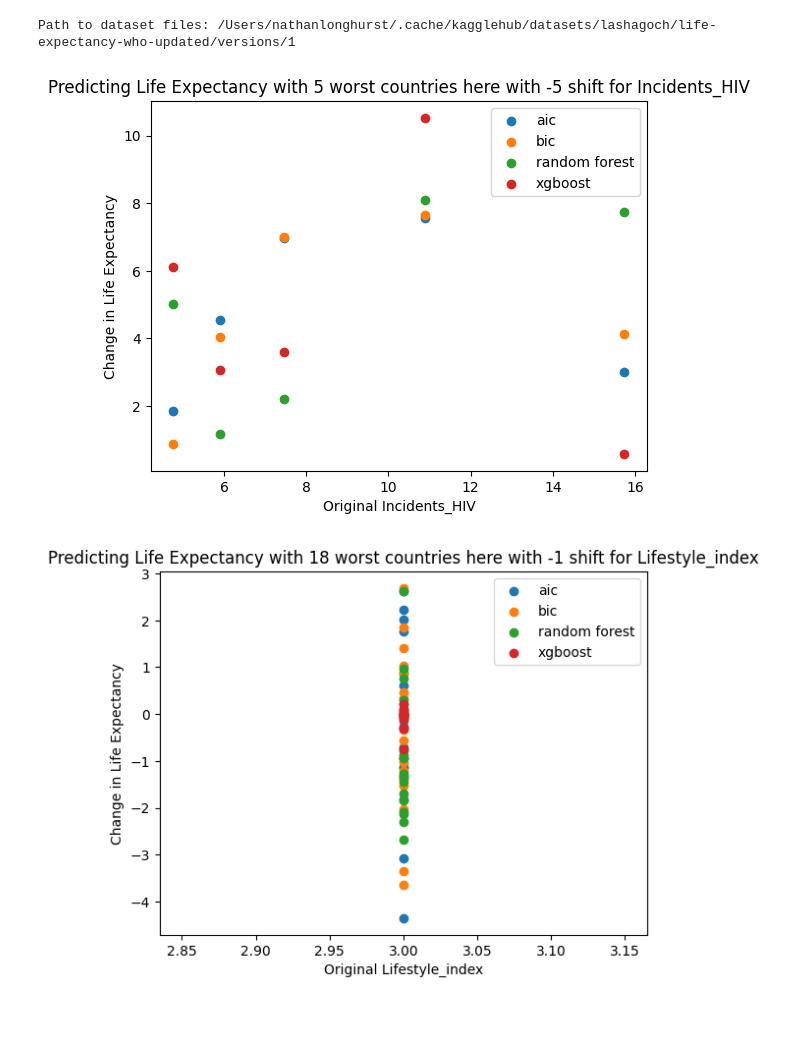
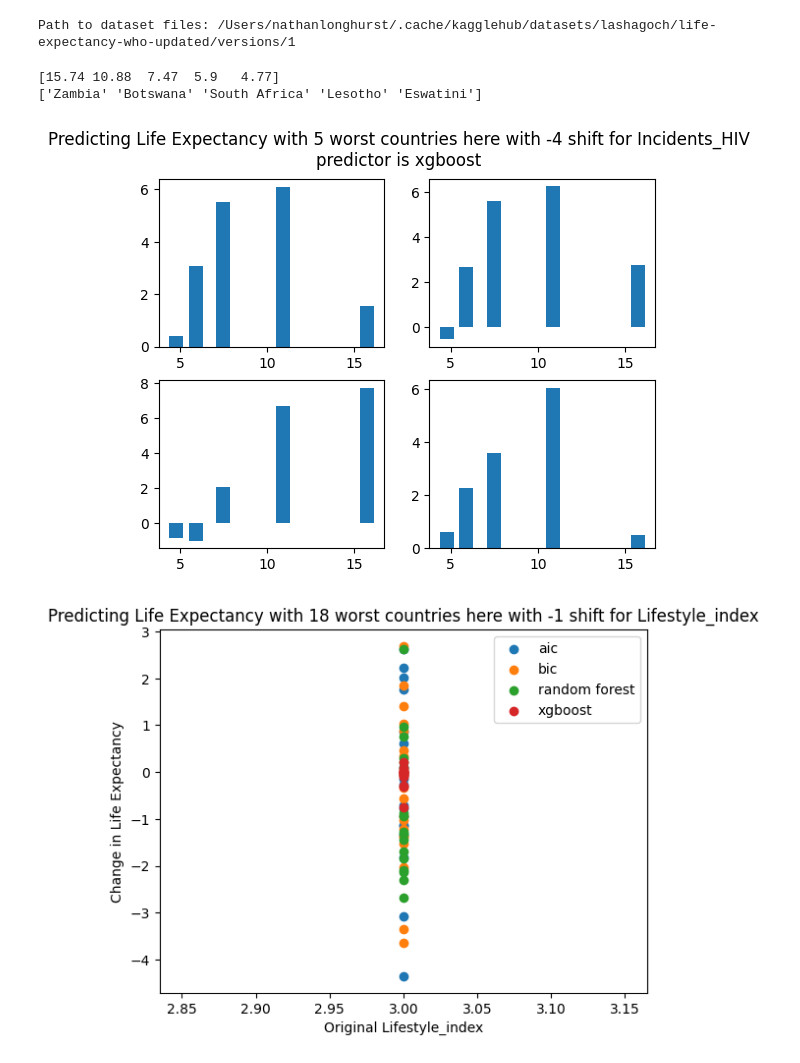
Before and after one commit to nlong1/vol3-project-semester1, a Jupyter notebook: model.ipynb, the cells around one changed output. Cells and saved outputs as stored; diff of their text form; code cells hidden in the pictures; blank space fills up the shorter version.

Commit message:
added r2 and some plots

```diff
--- a/model.ipynb
+++ b/model.ipynb
@@ -93,12 +93,15 @@ def plot_worst_increase_2014(col, shift_val, num_predict, ascending=False):
     # Get the original data
     original_expectancy = expectancy_2014["Life_expectancy"].to_numpy()[:num_predict]
     original_col_val = expectancy_2014[col].to_numpy()[:num_predict]
+    countries = expectancy_2014["Country"].to_numpy()[:num_predict]
+    print(original_col_val)
 
     # shift the value of interest to get new prediction
     expectancy_2014[col] = expectancy_2014[col] + shift_val
 
     # get predictions
     for idx in range(num_predict):
+
         aic_data = expectancy_2014.iloc[idx][aic_features].to_numpy()
         bic_data = expectancy_2014.iloc[idx][bic_features].to_numpy()
         reg_data = np.expand_dims(expectancy_2014.iloc[idx][reg_features].to_numpy(), axis=0)
@@ -110,24 +113,29 @@ def plot_worst_increase_2014(col, shift_val, num_predict, ascending=False):
 
     def plot_increase(predictions):
         increases_avg = []
+        i = 1
+        sorted = original_col_val.argsort()
+        # plt.ylabel("Change in Life Expectancy")
+        # plt.xlabel(f"Original {col}\nfor countries in order: {countries[sorted]}")
         for prediction_set, label in zip(predictions, ["aic", "bic", "random forest", "xgboost"]):
             increase = np.array(prediction_set) - original_expectancy
             increases_avg.append(np.mean(increase))
-            sorted = original_col_val.argsort()
-            plt.scatter(original_col_val[sorted], increase[sorted], label=label)
+            plt.subplot(2,2,i)
+            plt.bar(original_col_val[sorted], increase[sorted])
+            i += 1
+        print(countries[sorted])
+        plt.suptitle(f"Predicting Life Expectancy with {num_predict} worst countries here with {shift_val} shift for {col}\npredictor is {label}")
 
-        plt.ylabel("Change in Life Expectancy")
-        plt.xlabel(f"Original {col}")
-        plt.title(f"Predicting Life Expectancy with {num_predict} worst countries here with {shift_val} shift for {col}")
-        plt.legend()
         plt.show()
         return increases_avg
 
     return plot_increase([aic_predictions, bic_predictions, random_forest_predictions, xgboost_predictions])
 # %%
-avg_increase = plot_worst_increase_2014("Incidents_HIV", -5, 5)
+avg_increase = plot_worst_increase_2014("Incidents_HIV", -4, 5)
 # %% [output]
+[15.74 10.88  7.47  5.9   4.77]
+['Zambia' 'Botswana' 'South Africa' 'Lesotho' 'Eswatini']
-[figure, old version]
+[figure, new version]
 # %%
 avg_increase = plot_worst_increase_2014("Lifestyle_index", -1, 18)
 # %% [output]
```
Also changed, not shown: parts of 1 cell of this notebook, 1 other file.
